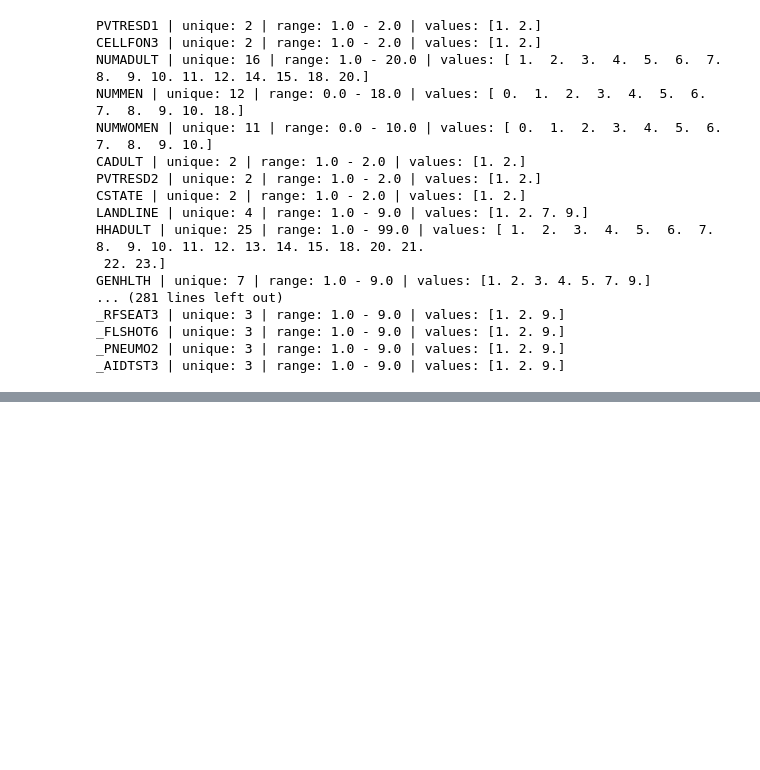
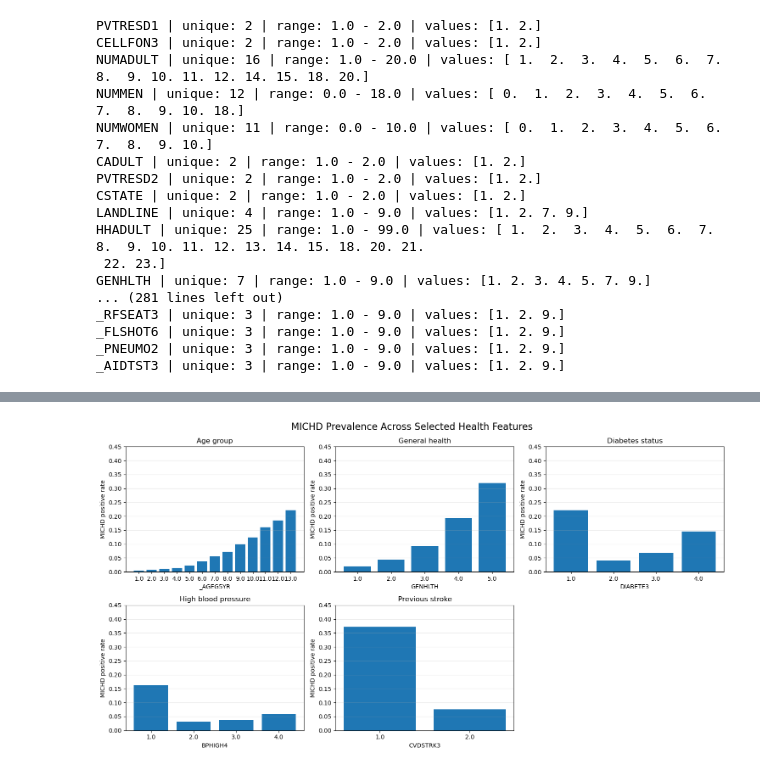
Before and after one commit to La-ine/ml_cool_kids, a Jupyter notebook: preprocessing.ipynb, the cells around one changed output, grey strips where cells are left out. Cells and saved outputs as stored; diff of their text form; code cells hidden in the pictures; blank space fills up the shorter version.

Commit message:
add initial preprocessing pipeline and dry-run training setup

```diff
--- a/preprocessing.ipynb
+++ b/preprocessing.ipynb
@@ -355,0 +479,19 @@ _AIDTST3 | unique: 3 | range: 1.0 - 9.0 | values: [1. 2. 9.]
+# %%
+for feature in focus_features:
+
+    if feature not in feature_names_clean:
+        print(feature, "was removed previously")
+        continue
+
+    j = np.where(feature_names_clean == feature)[0][0]
+    column = x_eda[:, j]
+
+    valid = column[~np.isnan(column)]
+
+    print("\n", feature)
+    print("Number valid:", len(valid))
+    print("Missing:", np.sum(np.isnan(column)))
+    print("Unique values:", len(np.unique(valid)))
+
+    if len(np.unique(valid)) <= 20:
+        print("Values:", np.unique(valid))
@@ -355,0 +571,57 @@ _AIDTST3 | unique: 3 | range: 1.0 - 9.0 | values: [1. 2. 9.]
+# %%
+def plot_target_rate_subplot(x, y, names, feature, ax, title=None):
+    categories, rates, counts = target_rate_by_category(
+        x, y, names, feature
+    )
+
+    ax.bar(
+        categories.astype(str),
+        rates
+    )
+
+    ax.set_xlabel(feature)
+    ax.set_ylabel("MICHD positive rate")
+    ax.set_title(title if title else feature)
+
+    # Same y-axis scale makes comparisons easier
+    ax.set_ylim(0, 0.45)
+
+    ax.grid(axis="y", alpha=0.25)
+
+fig, axes = plt.subplots(
+    2, 3,
+    figsize=(15, 8)
+)
+
+features = [
+    ("_AGEG5YR", "Age group"),
+    ("GENHLTH", "General health"),
+    ("DIABETE3", "Diabetes status"),
+    ("BPHIGH4", "High blood pressure"),
+    ("CVDSTRK3", "Previous stroke"),
+]
+
+axes = axes.flatten()
+
+for ax, (feature, title) in zip(axes, features):
+    plot_target_rate_subplot(
+        x_eda,
+        y_train,
+        feature_names_clean,
+        feature,
+        ax,
+        title
+    )
+
+# We only have 5 plots, so hide the empty 6th subplot
+axes[-1].axis("off")
+
+fig.suptitle(
+    "MICHD Prevalence Across Selected Health Features",
+    fontsize=16
+)
+
+plt.tight_layout()
+plt.show()
+# %% [output]
+[figure, added]
```
Also changed, not shown: parts of 13 cells of this notebook, 3 other files.
